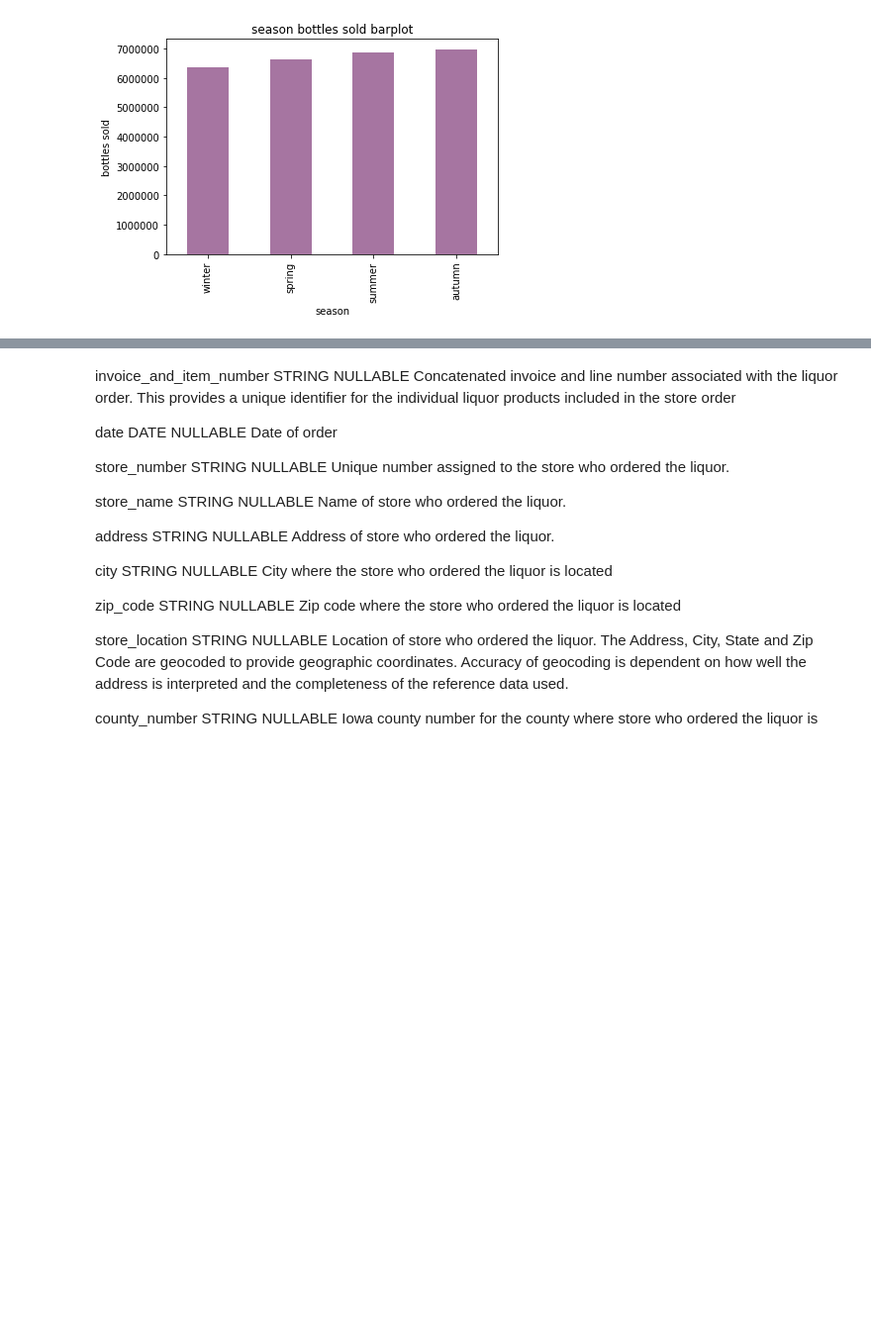
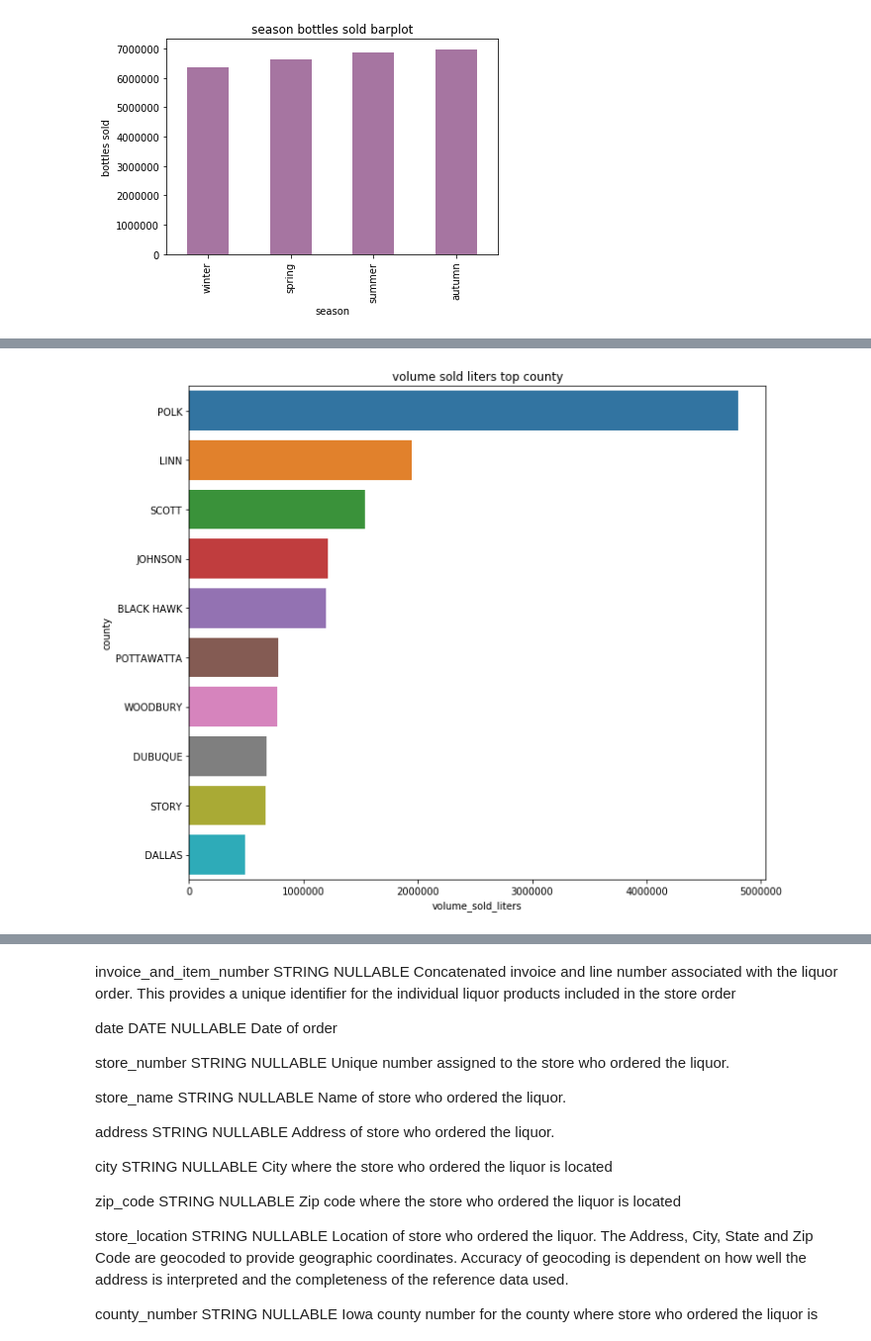
Before and after one commit to krawch1989/iowa_liquor_sales, a Jupyter notebook: main_iowa_liquor.ipynb, the cells around one changed output, grey strips where cells are left out. Shown at 99% size. Saved outputs shown, nothing was run; the diff lists cells and outputs as text; code cells hidden in the pictures; blank space fills up the shorter version.

```diff
--- a/main_iowa_liquor.ipynb
+++ b/main_iowa_liquor.ipynb
@@ -219,0 +229,9 @@ plt.ylabel('bottles sold');
+# %%
+# Топові категорії
+cats = df[["county", "volume_sold_liters"]].groupby("county").sum().sort_values(by="volume_sold_liters", ascending=False)[:10].reset_index()
+plt.figure(figsize=(10,8))
+sns.barplot(x="volume_sold_liters", y="county", data=cats)
+plt.title('volume sold liters top county')
+plt.tight_layout()
+# %% [output]
+[figure, added]
```
Also changed, not shown: parts of 4 cells of this notebook.
